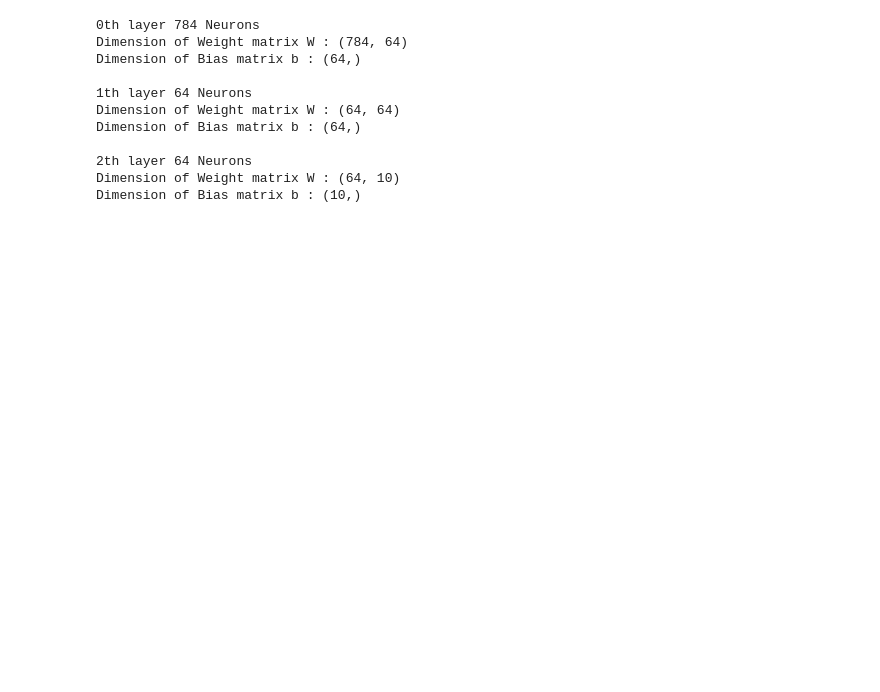
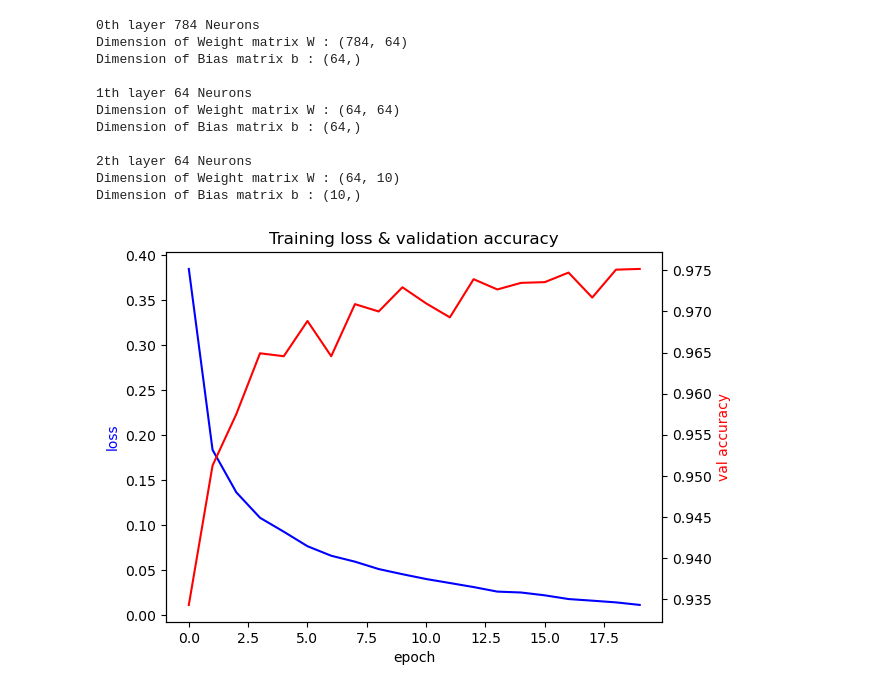
Before and after one commit to Kunal-Moz/neural-networks, a Jupyter notebook: neuralNet1.ipynb, the cells around one changed output. Cells and saved outputs as stored; diff of their text form; code cells hidden in the pictures; blank space fills up the shorter version.

```diff
--- a/neuralNet1.ipynb
+++ b/neuralNet1.ipynb
@@ -46,7 +49,7 @@ class CrossEntropyCost:
     """Categorical cross-entropy, paired with softmax output."""
     @staticmethod
     def loss(a, y):
-        return -np.sum(y * np.log(a + 1e-9)) / y.shape[0]
+        return -np.sum(y * np.log(a + 1e-9*np.ones(np.shape(a)))) / np.shape(y)[0]
     # np.sum(np.nan_to_num(-y*np.log(a)-(1-y)*np.log(1-a)))
 
     @staticmethod
@@ -142,2 +176,3 @@ class NeuralNet:
 # %%
 net = NeuralNet(input_size = 784, ouptut_size = 10, layers=[64, 64], lr=0.1, activation='relu', cost=CrossEntropyCost)
+loss, accuracy = net.SGD(X_train, y_train, X_val, y_val, epochs=20)
@@ -162,3 +218,15 @@ Dimension of Bias matrix b : (64,)
 2th layer 64 Neurons
 Dimension of Weight matrix W : (64, 10)
 Dimension of Bias matrix b : (10,)
+# %%
+# === 1. Loss / accuracy curves ===
+fig, ax1 = plt.subplots()
+ax1.plot(loss, 'b-', label='train loss')
+ax1.set_xlabel('epoch'); ax1.set_ylabel('loss', color='b')
+ax2 = ax1.twinx()
+ax2.plot(accuracy, 'r-', label='Validation accuracy', fontsize = 20)
+ax2.set_ylabel('val accuracy', color='r')
+plt.title('Training loss & validation accuracy', fontsize = 22)
+plt.show()
+# %% [output]
+[figure, added]
```
Also changed, not shown: parts of 6 cells of this notebook.
